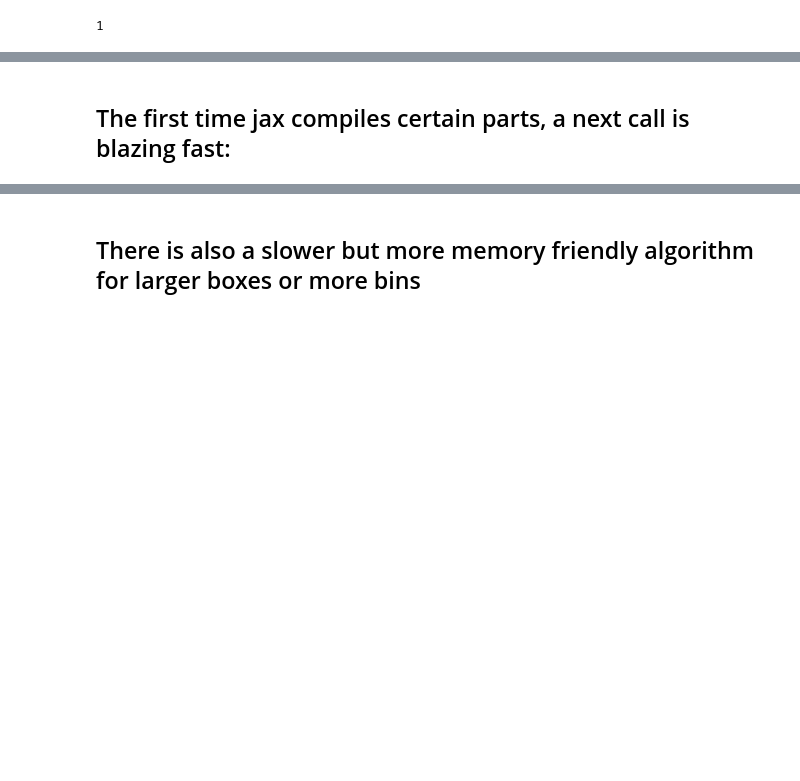
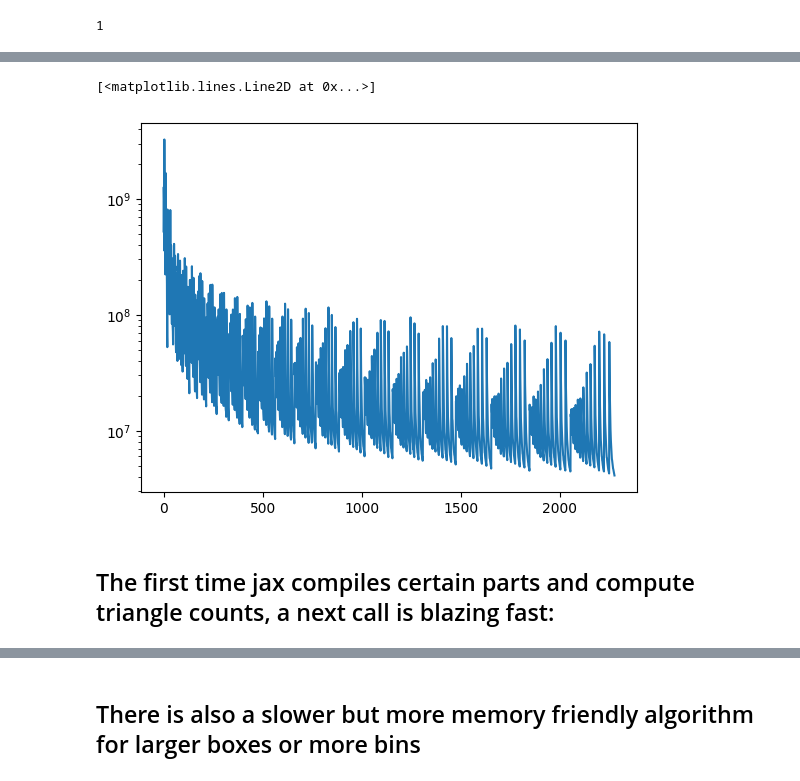
Before and after one commit to tsfloss/BFast, a Jupyter notebook: example_notebook.ipynb, the cells around one changed output, grey strips where cells are left out. Cells and saved outputs as stored; diff of their text form; code cells hidden in the pictures; blank space fills up the shorter version.

```diff
--- a/example_notebook.ipynb
+++ b/example_notebook.ipynb
@@ -50,3 +67,8 @@ Wall time: 6.02 s
+# %%
+plt.semilogy(Bks_32[:,-2])
+# %% [output]
+[<matplotlib.lines.Line2D at 0x...>]
+[figure, added]
 # %% [markdown]
-## The first time jax compiles certain parts, a next call is blazing fast:
+## The first time jax compiles certain parts and compute triangle counts, a next call is blazing fast:
 # %%
```
Also changed, not shown: parts of 17 cells of this notebook, 8 other files.
